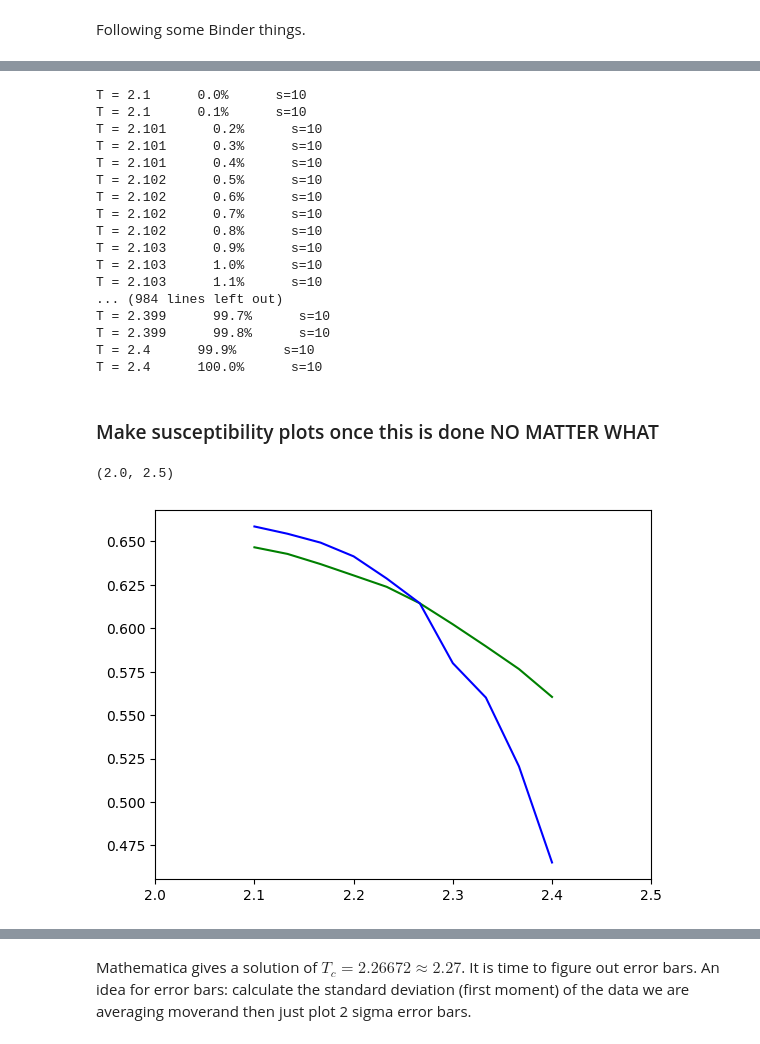
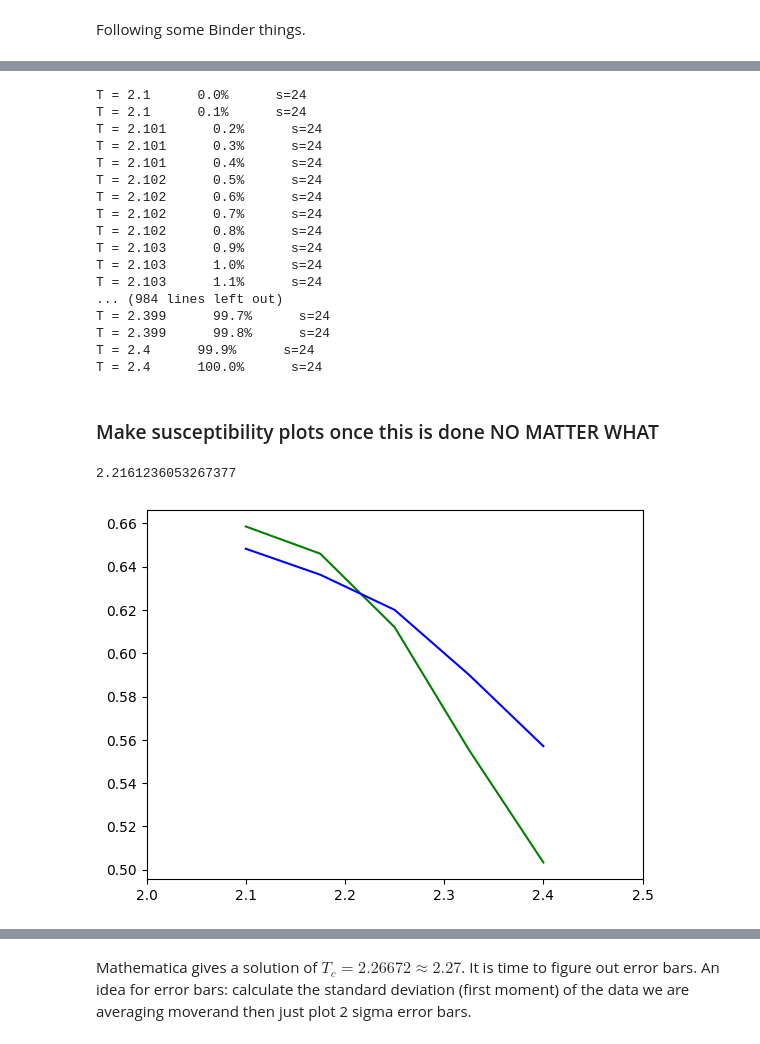
Before and after one commit to noahchanoah/thesis, a Jupyter notebook: Fising.ipynb, the cells around one changed output, grey strips where cells are left out. Cells and saved outputs as stored; diff of their text form; code cells hidden in the pictures.

```diff
--- a/Fising.ipynb
+++ b/Fising.ipynb
@@ -337,19 +337,19 @@ def m24(lattice, temp, iterations):
 #SIZE = 20
 avgm220 = []
 avgm420 = []
-size = 20
+size = 12
 lat = initLattice(size,False)
 
 tempRange = np.linspace(2.1,2.4,1000)
 for temp in tempRange:
     percent = round(((temp-2.1) / (2.4-2.1)) * 100, 1)
     print("T = %s      %s%%      s=%s" % (round(temp,3), percent, size))
-    m20 = m24(lat, temp, 1000000) #lattice size 20 mags
+    m20 = m24(lat, temp, 100000) #lattice size 20 mags #500000
     m220 = m20[0] #m^2 for lattice size 20
     m420 = m20[1] #m^4 for lattice size 20
 
     #average m^2
-    avg220 = np.average(m220)  # get rid of normalization  / (np.power(size,2))
+    avg220 = np.average(m220)  # get rid of normalization  / (np.power(size,2))   SHOULD I ADD ERROR BARS HERE?
     avgm220.append(avg220)
 
     #average m^4
@@ -377,14 +377,14 @@ T = 2.4      100.0%      s=20
 #SIZE = 10
 avgm210 = []
 avgm410 = []
-size = 10
+size = 24
 lat = initLattice(size,False)
 
 tempRange = np.linspace(2.1,2.4,1000)
 for temp in tempRange:
     percent = round(((temp-2.1) / (2.4-2.1)) * 100, 1)
     print("T = %s      %s%%      s=%s" % (round(temp,3), percent, size))
-    m10 = m24(lat, temp, 1000000) #lattice size 20 mags
+    m10 = m24(lat, temp, 100000) #lattice size 20 mags
     m210 = m10[0] #m^2 for lattice size 20
     m410 = m10[1] #m^4 for lattice size 20
 
@@ -396,23 +396,23 @@ for temp in tempRange:
     avg410 = np.average(m410)  # get rid of normalization  / (np.power(size,2))/ (np.power(size,2))
     avgm410.append(avg410)
 # %% [output]
-T = 2.1      0.0%      s=10
-T = 2.1      0.1%      s=10
-T = 2.101      0.2%      s=10
-T = 2.101      0.3%      s=10
-T = 2.101      0.4%      s=10
-T = 2.102      0.5%      s=10
-T = 2.102      0.6%      s=10
-T = 2.102      0.7%      s=10
-T = 2.102      0.8%      s=10
-T = 2.103      0.9%      s=10
-T = 2.103      1.0%      s=10
-T = 2.103      1.1%      s=10
+T = 2.1      0.0%      s=24
+T = 2.1      0.1%      s=24
+T = 2.101      0.2%      s=24
+T = 2.101      0.3%      s=24
+T = 2.101      0.4%      s=24
+T = 2.102      0.5%      s=24
+T = 2.102      0.6%      s=24
+T = 2.102      0.7%      s=24
+T = 2.102      0.8%      s=24
+T = 2.103      0.9%      s=24
+T = 2.103      1.0%      s=24
+T = 2.103      1.1%      s=24
 ... (984 lines left out)
-T = 2.399      99.7%      s=10
-T = 2.399      99.8%      s=10
-T = 2.4      99.9%      s=10
-T = 2.4      100.0%      s=10
+T = 2.399      99.7%      s=24
+T = 2.399      99.8%      s=24
+T = 2.4      99.9%      s=24
+T = 2.4      100.0%      s=24
 # %%
 div10 = []
 for i in range(len(avgm210)):
@@ -425,33 +425,40 @@ for i in range(len(avgm220)):
 ### Make susceptibility plots once this is done NO MATTER WHAT
 # %%
 from scipy import interpolate
-averagingWindow = 100
+from scipy import optimize
+averagingWindow = 200
 
 avg10 = []
 for i in range(len(div10)+1):
     if(i % averagingWindow == 0 and i != 0):
         avg10.append(np.average(div10[i-averagingWindow:i]))
 
 avg20 = []
 for i in range(len(div20)+1):
     if(i % averagingWindow == 0 and i != 0):
         avg20.append(np.average(div20[i-averagingWindow:i]))
 
 
 xData = np.linspace(2.1,2.4,int((1000/averagingWindow)))
 
 # print(len(avg10))
 # print(int((1000/averagingWindow)))
 #plt.plot(tempRange, div10)
 
 f10 = interpolate.interp1d(xData, avg10)
 f20 = interpolate.interp1d(xData, avg20)
+def fRoot(x):
+    return f20(x)-f10(x)
 plt.plot(xData, f10(xData), color="green")
 #plt.scatter(xData, avg10, color="red", s=5)
 #plt.plot(tempRange, div20)
 plt.plot(xData, f20(xData), color="blue")
+#plt.plot(xData, fRoot(xData))
 #plt.scatter(xData, avg20, s=5, color="blue")
 plt.xlim(2,2.5)
+
+
+optimize.brentq(fRoot, 2.1, 2.4)
 # %% [output]
-(2.0, 2.5)
+2.2161236053267377
-[figure, old version]
+[figure, new version]
```
Also changed, not shown: parts of 8 cells of this notebook.
